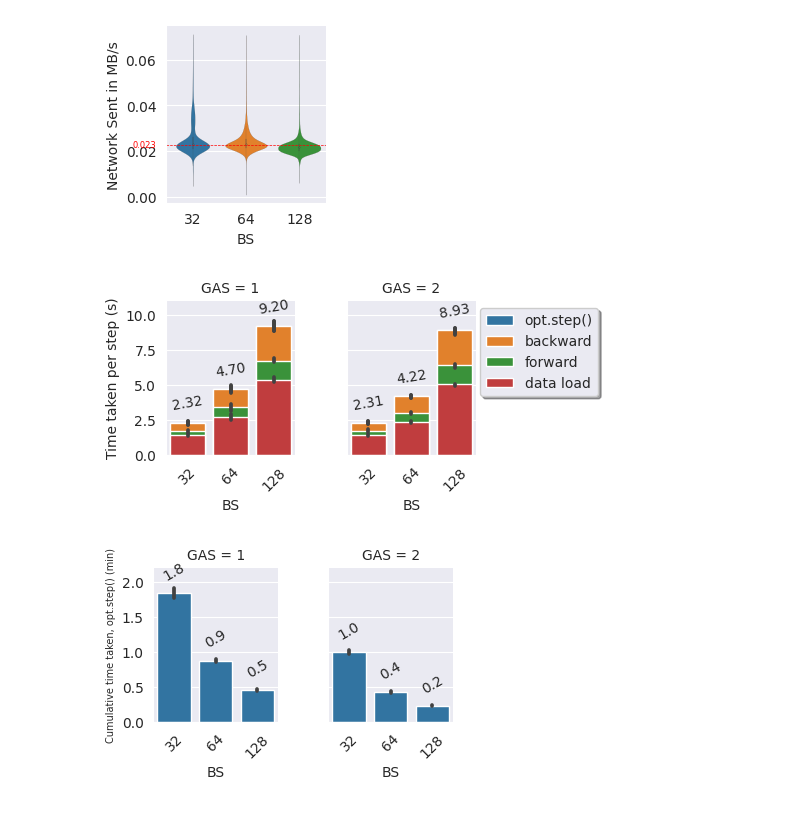
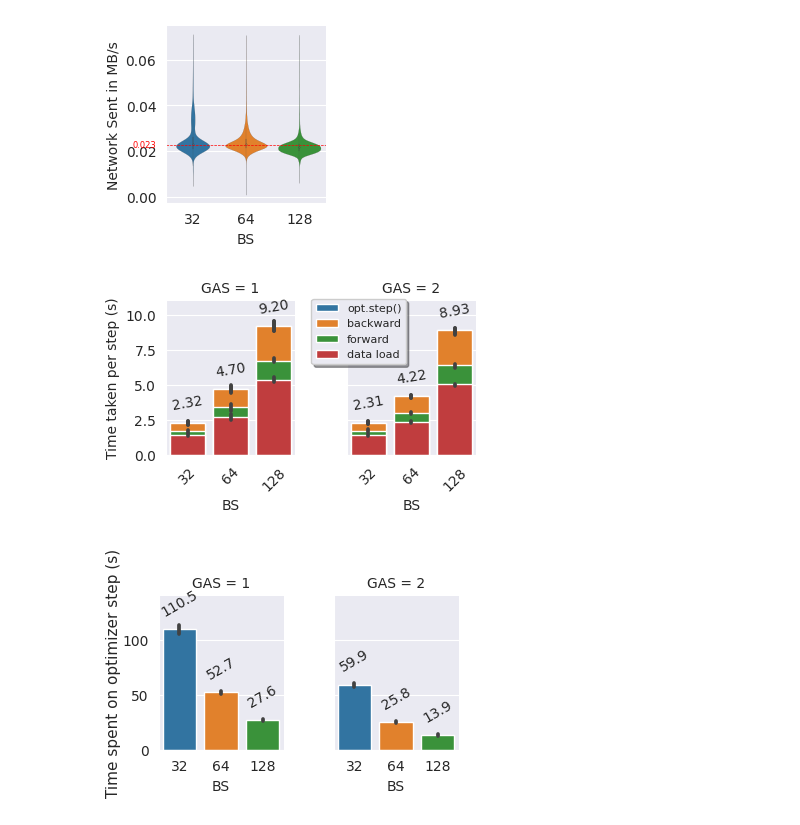
Before and after one commit to IAL32/TUMThesis, a Jupyter notebook: viz/chapter_06/baseline-16vCPUs-GAS-1.ipynb, the cells around one changed output. Saved outputs shown, nothing was run; the diff lists cells and outputs as text; code cells hidden in the pictures.

```diff
--- a/viz/chapter_06/baseline-16vCPUs-GAS-1.ipynb
+++ b/viz/chapter_06/baseline-16vCPUs-GAS-1.ipynb
@@ -149,35 +226,35 @@ def stacked_bar(x, color, data, **kwargs):
     sns.barplot(data, x=x, y=backward_cumulated_column, label=backward_labels, color=next(palette), **kwargs)
     sns.barplot(data, x=x, y=forward_cumulated_column, label=forward_labels, color=next(palette), **kwargs)
     ax = sns.barplot(data, x=x, y=data_cumulated_column, label=data_labels, color=next(palette), **kwargs)
     for i, container in enumerate(ax.containers):
         if i % 4 == 0:
             ax.bar_label(container, fmt="%.2f", rotation=10, padding=7)
 
 g1 = sns.FacetGrid(summary_data, col="gradient_accumulation_steps", height=2, margin_titles=True, gridspec_kws={"wspace":0.4})
 # g1.figure.suptitle(f"GAS = {gas}")
 g1.set_xticklabels(rotation=45)
 
 g2 = g1.map_dataframe(
     stacked_bar,
     x="batch_size_per_step",
     dodge=False,
     order=summary_data["batch_size_per_step"].unique(),
     # palette="tab10",
     linewidth=1,
 )
 
 ax = plt.gca()
-ax.legend(bbox_to_anchor=(2, 1), ncol=1, fancybox=True, shadow=True, prop={"size": 10})
+ax.legend(bbox_to_anchor=(0.5, 1.05), ncol=1, fancybox=True, shadow=True, prop={"size": 8})
 plt.ylim(top=11)
 
 g1.set_titles(col_template="GAS = {col_name}")
 g1.set_xlabels("BS")
 g1.set_ylabels("Time taken per step (s)")
 g1.tight_layout()
 g1.figure.savefig(f"../../figures/06_barplot-times_{filename.replace('.csv', '.pdf')}", bbox_inches='tight')
 plt.show()
 # %% [output]
-[figure, old version]
+[figure, new version]
 # %%
 import itertools
 import pandas as pd
@@ -196,18 +273,16 @@ summary_data = summary_data.groupby(by=group_by_1)[data_cols].sum().reset_index(
 summary_data = summary_data.sort_values(group_by_1, ascending=ascending).reset_index(drop=True)
 
 def stacked_bar(x, color, data, **kwargs):
-    palette = itertools.cycle(sns.color_palette("tab10"))
-    opt_cumulated_column = data["train/model_opt_s"] / 60
+    opt_cumulated_column = data["train/model_opt_s"]
     opt_labels = "opt.step()"
 
-    ax = sns.barplot(data, x=x, y=opt_cumulated_column, label=opt_labels, color=next(palette), **kwargs)
+    ax = sns.barplot(data, x=x, y=opt_cumulated_column, label=opt_labels, **kwargs)
     for i, container in enumerate(ax.containers):
         if i % 4 == 0:
-            ax.set_ylim(top=2.2)
+            ax.set_ylim(top=140)
             ax.bar_label(container, fmt="%.1f", rotation=30, padding=7)
 
 g1 = sns.FacetGrid(summary_data, col="gradient_accumulation_steps", height=2, margin_titles=True, gridspec_kws={"wspace": 0.4, "hspace": 0.2})
-g1.set_xticklabels(rotation=45)
 
 g2 = g1.map_dataframe(
     stacked_bar,
@@ -215,15 +290,26 @@ g2 = g1.map_dataframe(
     dodge=False,
     order=summary_data["batch_size_per_step"].unique(),
     linewidth=1,
+    palette="tab10",
 )
 
 g1.set_titles(col_template="GAS = {col_name}")
 g1.set_xlabels("BS")
 g1.set_ylabels("")
-g1.set_ylabels("Cumulative time taken, opt.step() (min)", fontsize=7)
+# g1.set_ylabels("Time spent on optimizer step (s)", fontsize=10)
+
+g1.axes[0, 0].annotate(
+    "Time spent on optimizer step (s)",
+    xy=(-0.3, .5),
+    xycoords="axes fraction",
+    rotation=90,
+    ha="right",
+    va="center",
+    fontsize=11,
+)
 g1.figure.subplots_adjust(left=0.15)
 g1.tight_layout()
 g1.figure.savefig(f"../../figures/06_barplot-times-opt_{filename.replace('.csv', '.pdf')}", bbox_inches='tight')
 plt.show()
 # %% [output]
-[figure, old version]
+[figure, new version]
```
Also changed, not shown: parts of 3 cells of this notebook, 35 other files.
